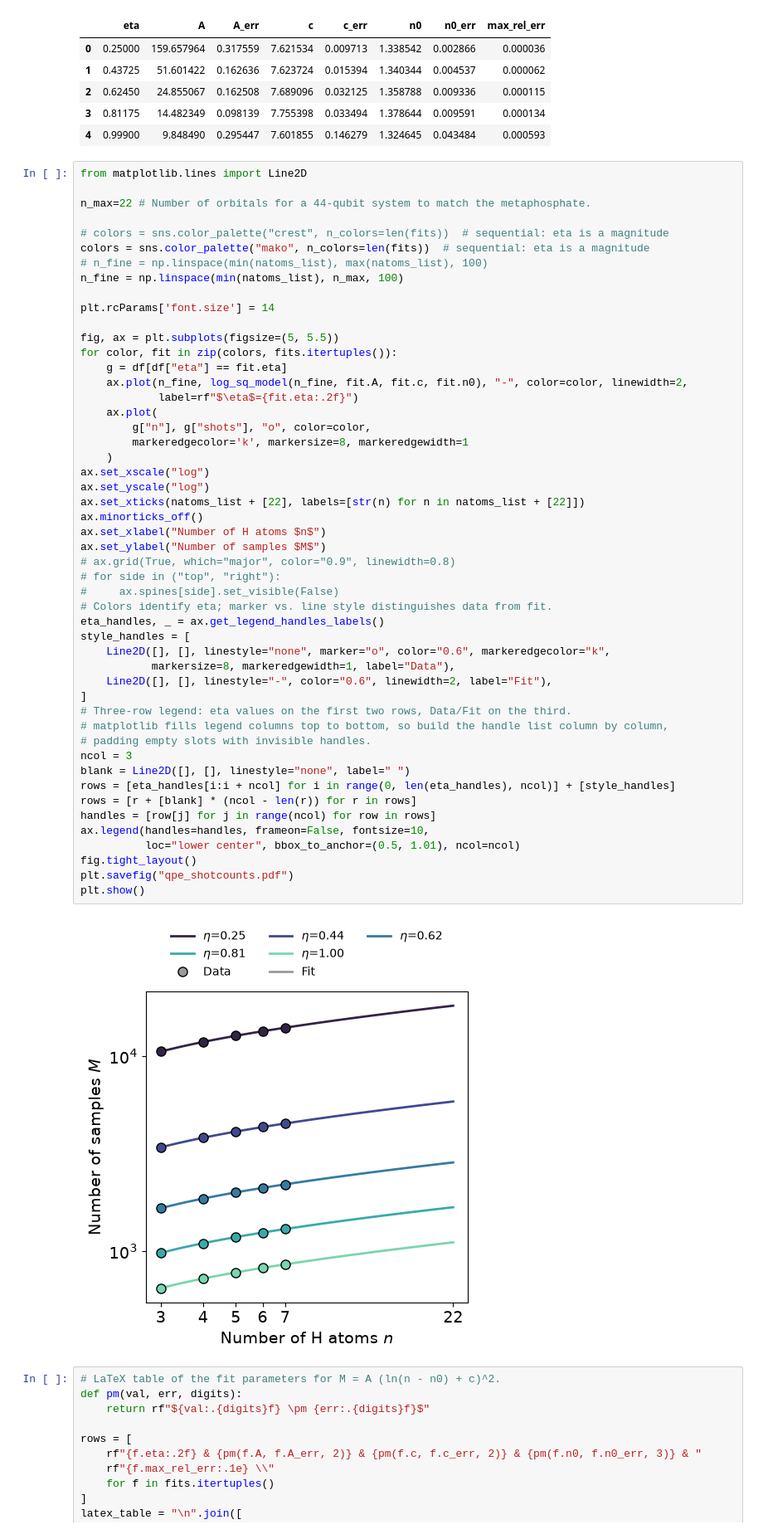
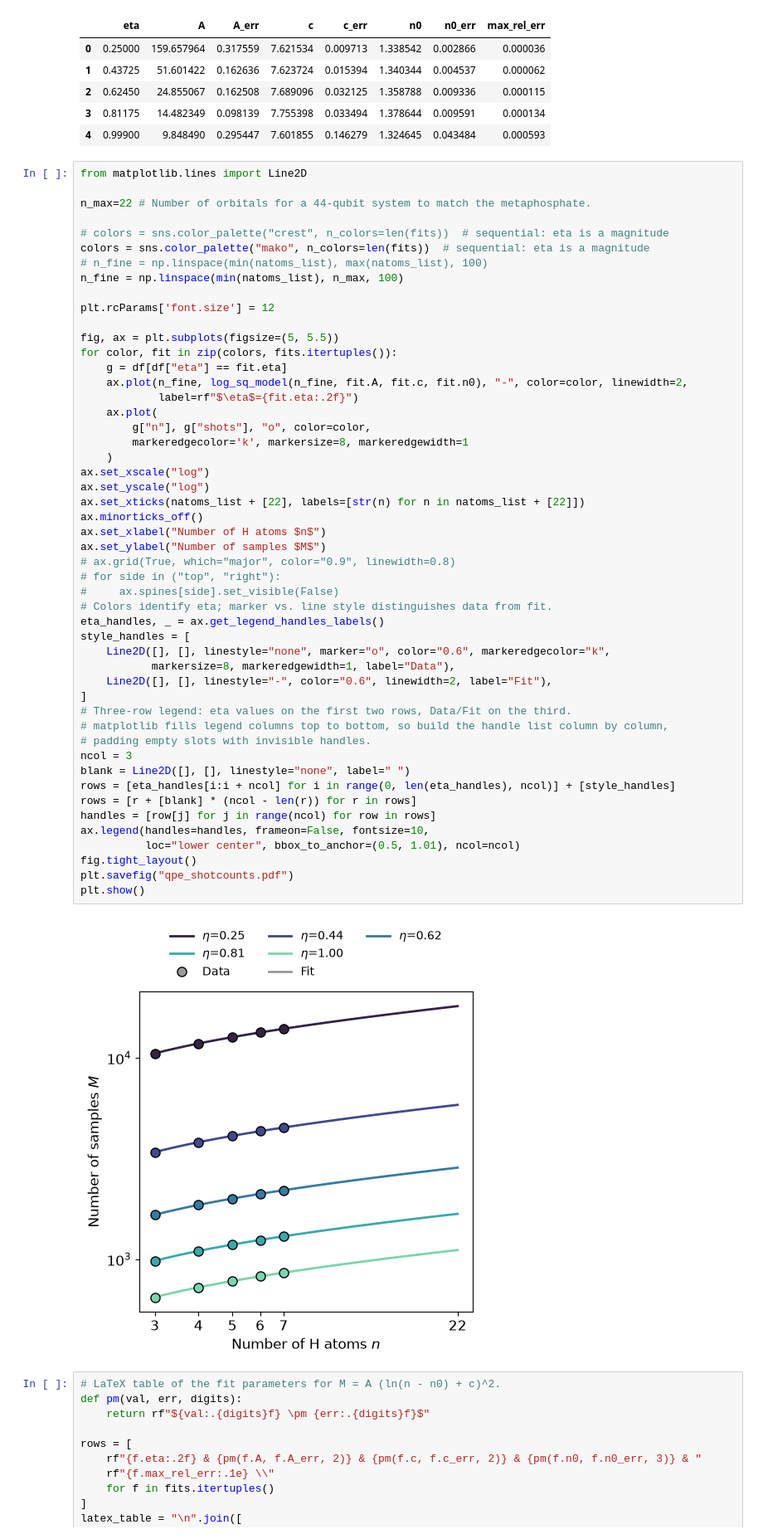
Before and after one commit to bdalfavero/compare-vkp, a Jupyter notebook: qpe_shots.ipynb, the cells around one changed output. Shown at 83% size. Saved outputs shown, nothing was run; the diff lists cells and outputs as text.

Commit message:
Decreased font size.

```diff
--- a/qpe_shots.ipynb
+++ b/qpe_shots.ipynb
@@ -152,7 +152,7 @@ colors = sns.color_palette("mako", n_colors=len(fits))  # sequential: eta is a m
 # n_fine = np.linspace(min(natoms_list), max(natoms_list), 100)
 n_fine = np.linspace(min(natoms_list), n_max, 100)
 
-plt.rcParams['font.size'] = 14
+plt.rcParams['font.size'] = 12
 
 fig, ax = plt.subplots(figsize=(5, 5.5))
 for color, fit in zip(colors, fits.itertuples()):
@@ -166,34 +166,34 @@ for color, fit in zip(colors, fits.itertuples()):
 ax.set_xscale("log")
 ax.set_yscale("log")
 ax.set_xticks(natoms_list + [22], labels=[str(n) for n in natoms_list + [22]])
 ax.minorticks_off()
 ax.set_xlabel("Number of H atoms $n$")
 ax.set_ylabel("Number of samples $M$")
 # ax.grid(True, which="major", color="0.9", linewidth=0.8)
 # for side in ("top", "right"):
 #     ax.spines[side].set_visible(False)
 # Colors identify eta; marker vs. line style distinguishes data from fit.
 eta_handles, _ = ax.get_legend_handles_labels()
 style_handles = [
     Line2D([], [], linestyle="none", marker="o", color="0.6", markeredgecolor="k",
            markersize=8, markeredgewidth=1, label="Data"),
     Line2D([], [], linestyle="-", color="0.6", linewidth=2, label="Fit"),
 ]
 # Three-row legend: eta values on the first two rows, Data/Fit on the third.
 # matplotlib fills legend columns top to bottom, so build the handle list column by column,
 # padding empty slots with invisible handles.
 ncol = 3
 blank = Line2D([], [], linestyle="none", label=" ")
 rows = [eta_handles[i:i + ncol] for i in range(0, len(eta_handles), ncol)] + [style_handles]
 rows = [r + [blank] * (ncol - len(r)) for r in rows]
 handles = [row[j] for j in range(ncol) for row in rows]
 ax.legend(handles=handles, frameon=False, fontsize=10,
           loc="lower center", bbox_to_anchor=(0.5, 1.01), ncol=ncol)
 fig.tight_layout()
 plt.savefig("qpe_shotcounts.pdf")
 plt.show()
 # %% [output]
-[figure, old version]
+[figure, new version]
 # %%
 # LaTeX table of the fit parameters for M = A (ln(n - n0) + c)^2.
 def pm(val, err, digits):
```
Also changed, not shown: 1 other file.
